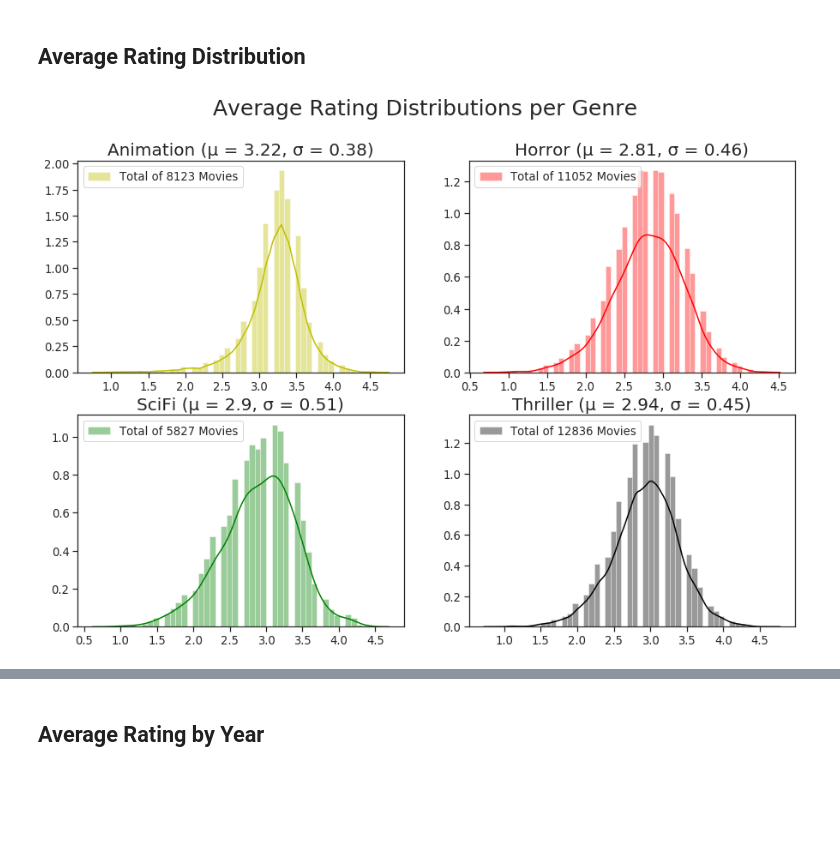
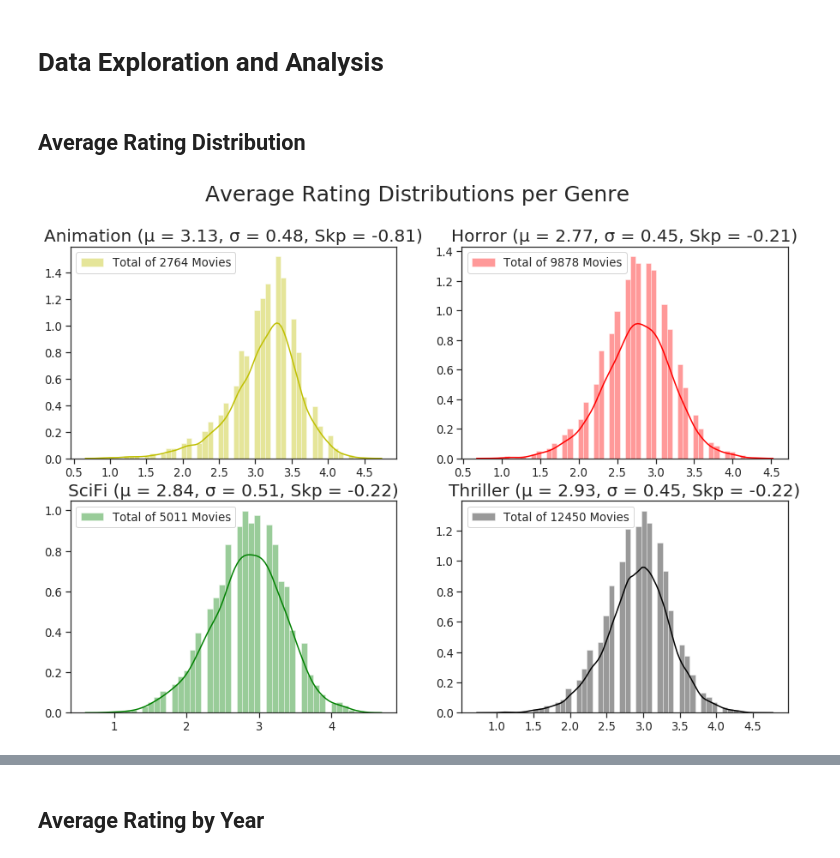
Before and after one commit to andresdha/Letterboxd_Data, a Jupyter notebook: Letterboxd Data Analysis.ipynb, the cells around one changed output, grey strips where cells are left out. Cells and saved outputs as stored; diff of their text form; code cells hidden in the pictures; blank space fills up the shorter version.

Commit message:
V0.2 Cleanup, Processing ready; General Analysis in Progress: current state is good

```diff
--- a/Letterboxd Data Analysis.ipynb
+++ b/Letterboxd Data Analysis.ipynb
@@ -159,0 +196,2 @@ thriller.describe(include='all')
+# %%
+horror = horror[(50 <= horror.running_time) & (horror.running_time <= 240)]
@@ -159,0 +213,2 @@ thriller.describe(include='all')
+# %%
+scifi = scifi[(50 <= scifi.running_time) & (scifi.running_time <= 240)]
@@ -159,0 +230,4 @@ thriller.describe(include='all')
+# %%
+thriller = thriller[(50 <= thriller.running_time) & (thriller.running_time <= 240) & (thriller.year < 2021)]
+
+#Removing 2021 from thriller
@@ -160,9 +249,6 @@ thriller.describe(include='all')
+# %% [markdown]
+# Data Exploration and Analysis
 # %%
-animation.fillna(0, inplace=True)
-horror.fillna(0, inplace=True)
-scifi.fillna(0, inplace=True)
-thriller.fillna(0, inplace=True)
-
 animation['year'] = animation['year'].astype(int)
 horror['year'] = horror['year'].astype(int)
 scifi['year'] = scifi['year'].astype(int)
@@ -189,31 +279,34 @@ thriller_n_movies = len(thriller)
 # %%
 fig, axes = plt.subplots(nrows=2, ncols=2, figsize=(15,10), squeeze=True)
 fig.suptitle('Average Rating Distributions per Genre', fontsize=25)
 
 sns.distplot(animation.avg_rating, ax=axes[0,0], norm_hist=True,
              color='y', axlabel=False, label=f'Total of {animation_n_movies} Movies')
-axes[0,0].set_title(f'Animation (μ = {animation_rating_mean}, σ = {animation_rating_std})', fontsize=20)
+axes[0,0].set_title(f'Animation (μ = {animation_rating_mean}, σ = {animation_rating_std}, Skp = {animation_rating_skp})',
+                    fontsize=20)
 axes[0,0].legend(loc='upper left')
 
 sns.distplot(horror.avg_rating, ax=axes[0,1], norm_hist=True,
              color='r', axlabel=False, label=f'Total of {horror_n_movies} Movies')
-axes[0,1].set_title(f'Horror (μ = {horror_rating_mean}, σ = {horror_rating_std})', fontsize=20)
+axes[0,1].set_title(f'Horror (μ = {horror_rating_mean}, σ = {horror_rating_std}, Skp = {horror_rating_skp})',
+                    fontsize=20)
 axes[0,1].legend(loc='upper left')
 
 sns.distplot(scifi.avg_rating, ax=axes[1,0], norm_hist=True,
              color='g', axlabel=False, label=f'Total of {scifi_n_movies} Movies')
-axes[1,0].set_title(f'SciFi (μ = {scifi_rating_mean}, σ = {scifi_rating_std})', fontsize=20)
+axes[1,0].set_title(f'SciFi (μ = {scifi_rating_mean}, σ = {scifi_rating_std}, Skp = {scifi_rating_skp})',
+                    fontsize=20)
 axes[1,0].legend(loc='upper left')
 
 sns.distplot(thriller.avg_rating, ax=axes[1,1], norm_hist=True,
              color='k', axlabel=False, label=f'Total of {thriller_n_movies} Movies')
-axes[1,1].set_title(f'Thriller (μ = {thriller_rating_mean}, σ = {thriller_rating_std})', fontsize=20)
+axes[1,1].set_title(f'Thriller (μ = {thriller_rating_mean}, σ = {thriller_rating_std}, Skp = {thriller_rating_skp})', fontsize=20)
 axes[1,1].legend(loc='upper left')
 
 plt.savefig('Figures/Avg_Rating_Distplot.png')
 plt.show()
 # %% [output]
-[figure, old version]
+[figure, new version]
 # %%
 fig, axes = plt.subplots(nrows=2, ncols=2, figsize=(15,10), squeeze=True)
 fig.suptitle('Average Rating Summary per Genre', fontsize=25)
```
Also changed, not shown: parts of 68 cells of this notebook, 4 other files.
